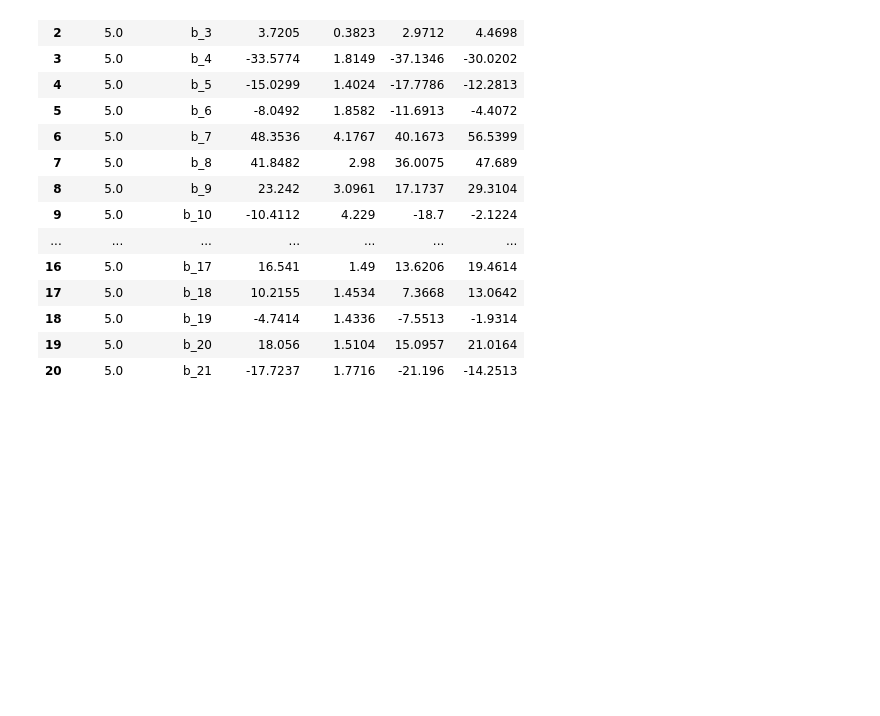
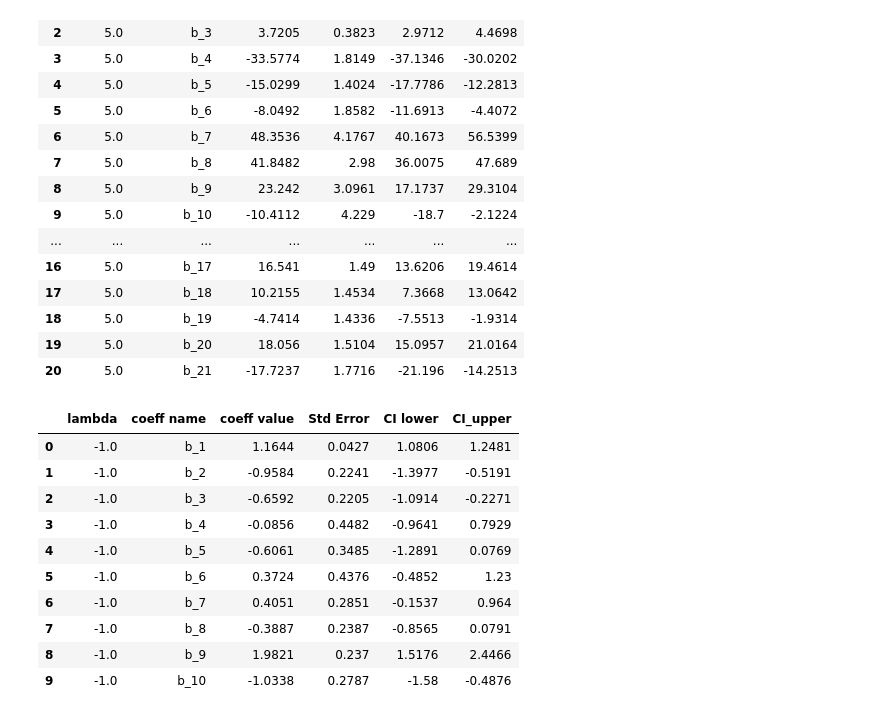
Before and after one commit to AndreasBordvik/FYS-STK4155-Prj1_report, a Jupyter notebook: code/Exercise1.ipynb, the cells around one changed output. Saved outputs shown, nothing was run; the diff lists cells and outputs as text; code cells hidden in the pictures; blank space fills up the shorter version.

Commit message:
Fixed summary function for both OLS and Ridge

```diff
--- a/code/Exercise1.ipynb
+++ b/code/Exercise1.ipynb
@@ -305,3 +305,22 @@ display(summary)
 | 18 | 5.0 | b_19 | -4.7414 | 1.4336 | -7.5513 | -1.9314 |
 | 19 | 5.0 | b_20 | 18.056 | 1.5104 | 15.0957 | 21.0164 |
 | 20 | 5.0 | b_21 | -17.7237 | 1.7716 | -21.196 | -14.2513 |
+# %%
+optimal_lambda = -1
+X = create_X(x, y, 3) # Design Matrix
+model = RidgeRegression(optimal_lambda) # The model
+z_hat_train = model.fit(X, z) # Fitting the model & predict on train data
+summary = model.summary()
+display(summary)
+# %% [output]
+|  | lambda | coeff name | coeff value | Std Error | CI lower | CI_upper |
+| 0 | -1.0 | b_1 | 1.1644 | 0.0427 | 1.0806 | 1.2481 |
+| 1 | -1.0 | b_2 | -0.9584 | 0.2241 | -1.3977 | -0.5191 |
+| 2 | -1.0 | b_3 | -0.6592 | 0.2205 | -1.0914 | -0.2271 |
+| 3 | -1.0 | b_4 | -0.0856 | 0.4482 | -0.9641 | 0.7929 |
+| 4 | -1.0 | b_5 | -0.6061 | 0.3485 | -1.2891 | 0.0769 |
+| 5 | -1.0 | b_6 | 0.3724 | 0.4376 | -0.4852 | 1.23 |
+| 6 | -1.0 | b_7 | 0.4051 | 0.2851 | -0.1537 | 0.964 |
+| 7 | -1.0 | b_8 | -0.3887 | 0.2387 | -0.8565 | 0.0791 |
+| 8 | -1.0 | b_9 | 1.9821 | 0.237 | 1.5176 | 2.4466 |
+| 9 | -1.0 | b_10 | -1.0338 | 0.2787 | -1.58 | -0.4876 |
```
Also changed, not shown: 5 other files.
